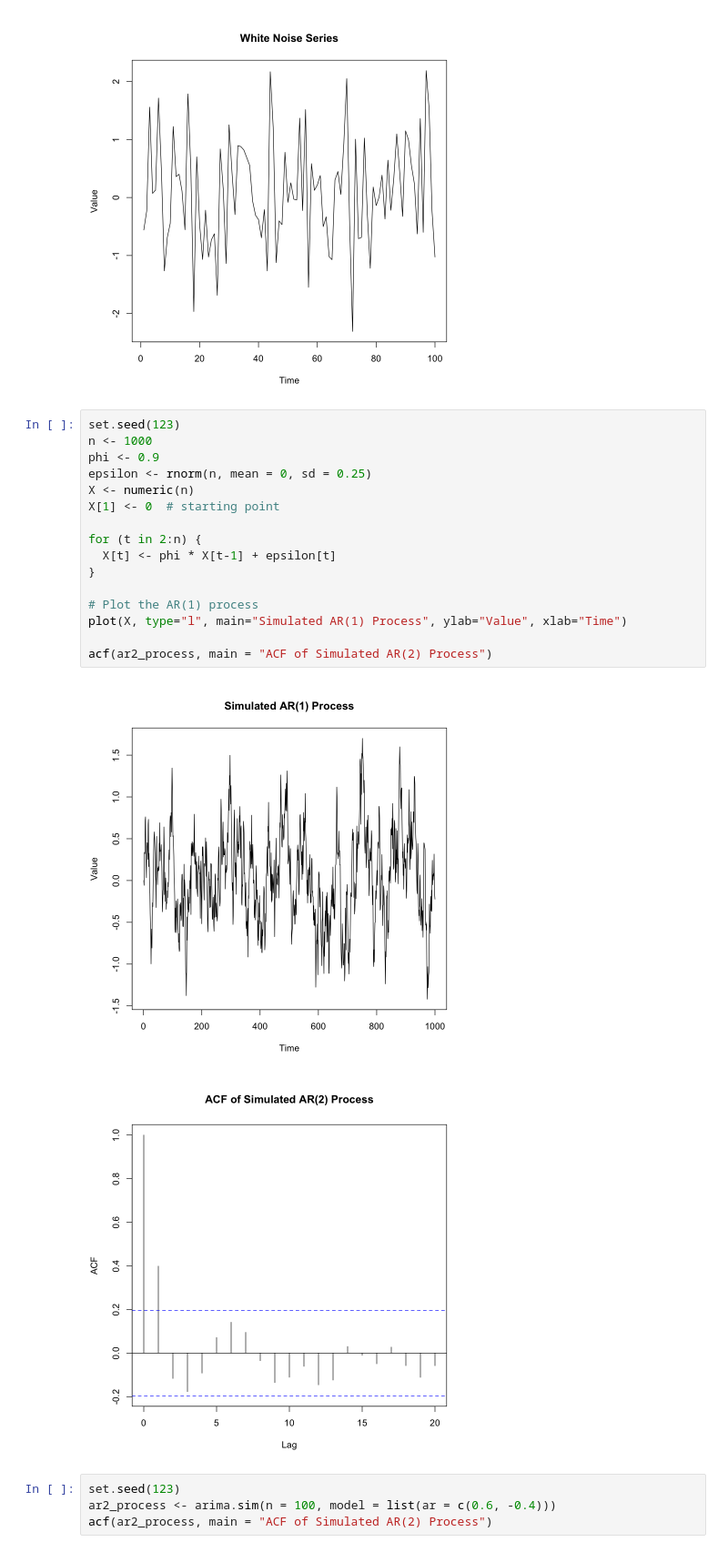
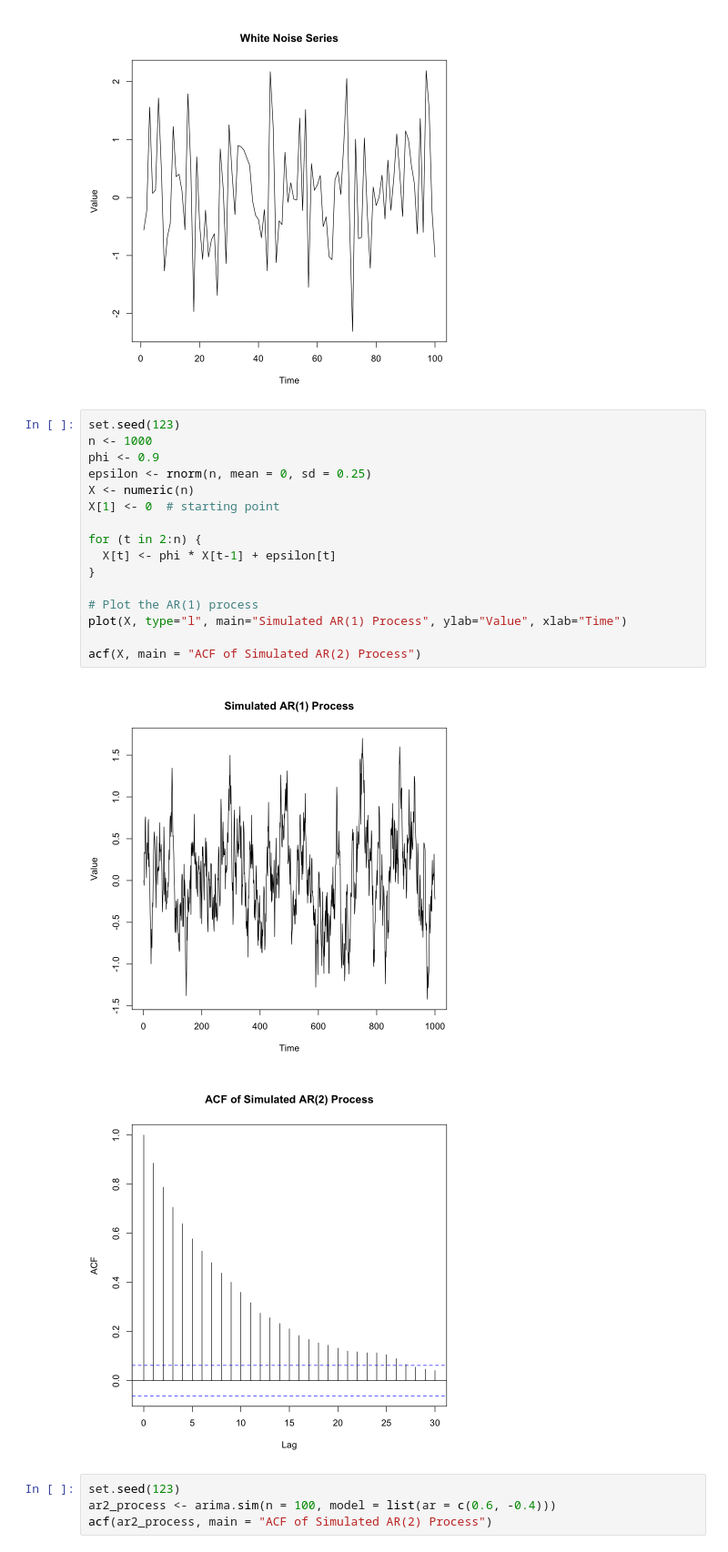
Before and after one commit to muhammedazhar/MSc-DataScience, a Jupyter notebook: STAT1050-SM/Week04/T4-Exercies.ipynb, the cells around one changed output. Shown: that part at 91% size. Cells and saved outputs as stored; diff of their text form.

```diff
--- a/STAT1050-SM/Week04/T4-Exercies.ipynb
+++ b/STAT1050-SM/Week04/T4-Exercies.ipynb
@@ -51,22 +51,22 @@ plot(white_noise, type = "l", main = "White Noise Series", ylab = "Value", xlab
 # %%
 set.seed(123)
 n <- 1000
 phi <- 0.9
 epsilon <- rnorm(n, mean = 0, sd = 0.25)
 X <- numeric(n)
 X[1] <- 0  # starting point
 
 for (t in 2:n) {
   X[t] <- phi * X[t-1] + epsilon[t]
 }
 
 # Plot the AR(1) process
 plot(X, type="l", main="Simulated AR(1) Process", ylab="Value", xlab="Time")
 
-acf(ar2_process, main = "ACF of Simulated AR(2) Process")
+acf(X, main = "ACF of Simulated AR(2) Process")
 # %% [output]
 [figure]
-[figure, old version]
+[figure, new version]
 # %%
 set.seed(123)
 ar2_process <- arima.sim(n = 100, model = list(ar = c(0.6, -0.4)))
```
